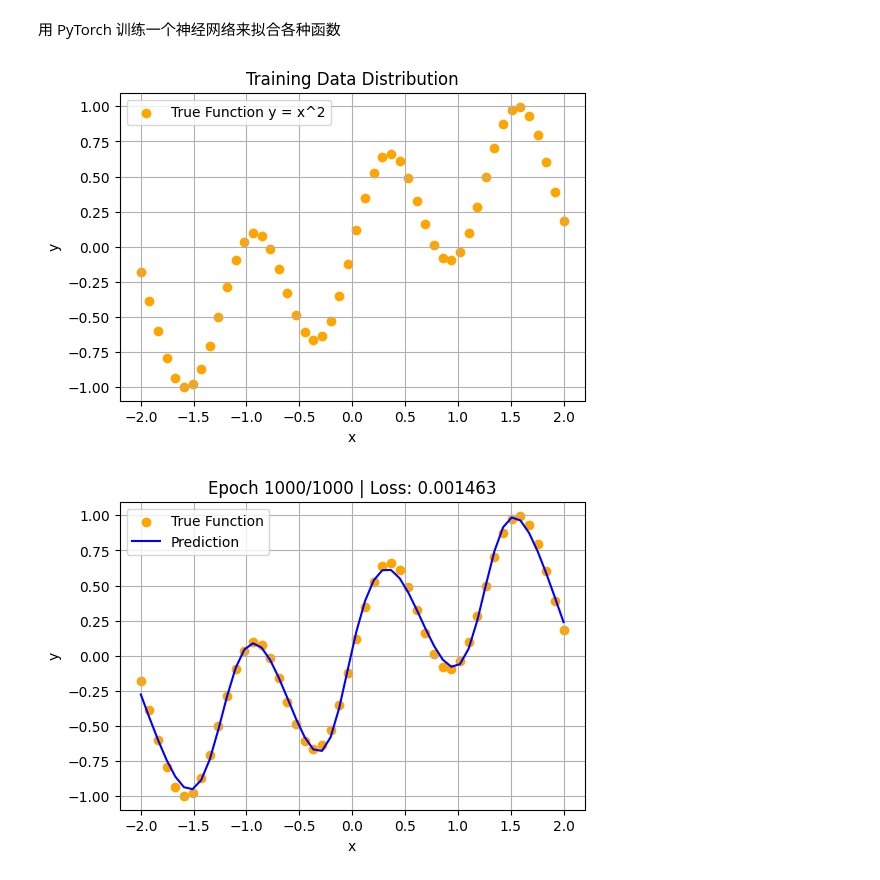
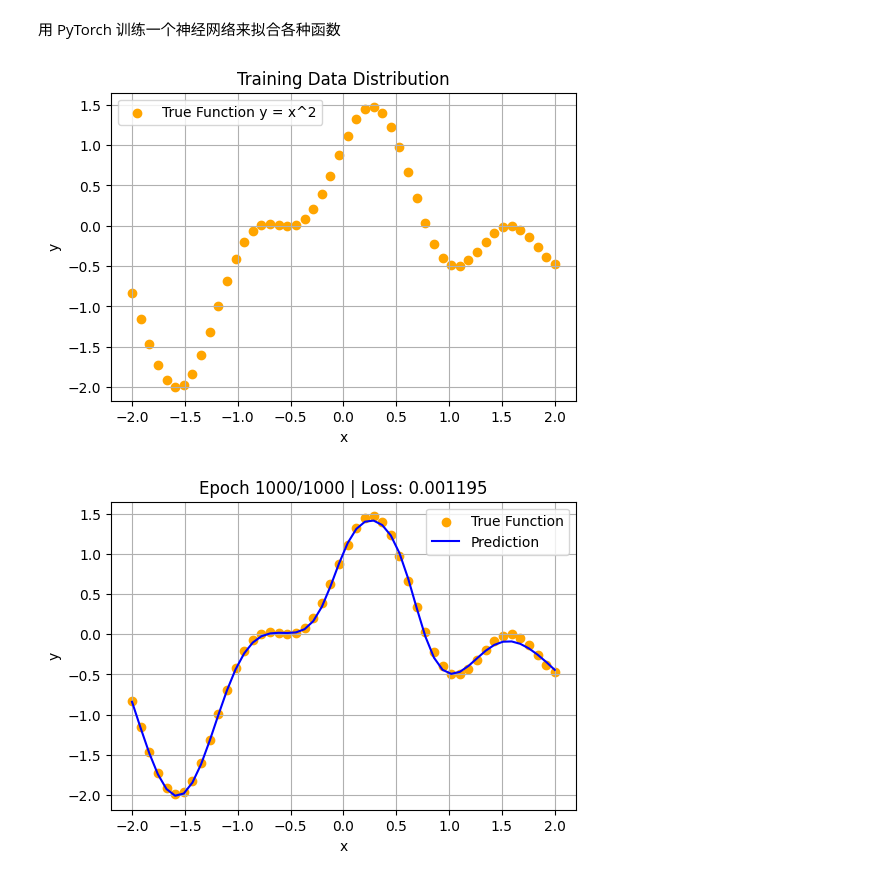
Before and after one commit to DBinK/f2t-lab, a Jupyter notebook: notebooks/01_from_functions_to_neural_networks/function_fitting_lab.ipynb, the cells around one changed output. Saved outputs shown, nothing was run; the diff lists cells and outputs as text; code cells hidden in the pictures.

```diff
--- a/notebooks/01_from_functions_to_neural_networks/function_fitting_lab.ipynb
+++ b/notebooks/01_from_functions_to_neural_networks/function_fitting_lab.ipynb
@@ -15,16 +15,18 @@ from IPython.display import clear_output
 # =============================
 n_points = 50         # 训练点数量
 hidden_size = 32       # 隐藏层神经元数
-lr = 0.01              # 学习率
+lr = 0.02              # 学习率
 epochs = 1000          # 训练轮数
-plot_every = 10       # 每多少轮可视化一次
+plot_every = 20       # 每多少轮可视化一次
 
 # =============================
 # 2. 生成训练数据
 # =============================
 
-# 定义输入 x , 按需取消注释设置 y 为你想要测试的函数
+# 定义输入 x
 x = torch.linspace(-2, 2, n_points).unsqueeze(1)
+
+## 按需取消注释设置 y 为你想要测试的函数
 
 # 线性函数
 # y = 2*x + 1
@@ -39,7 +41,7 @@ x = torch.linspace(-2, 2, n_points).unsqueeze(1)
 # y = (x > 0).float()          # 阶跃函数
 
 # 周期性 / 振荡函数
-y = torch.sin(3*x) * torch.cos(2*x)
+y = torch.sin(3*x) * torch.cos(2*x) + torch.cos(2*x)  # 振荡函数
 
 
 plt.figure(figsize=(6, 4))
@@ -56,12 +58,33 @@ plt.grid(True)
 plt.legend()
 plt.show()
 # %% [output]
-[figure, old version]
+[figure, new version]
 # %%
 # =============================
 # 3. 定义神经网络
 # =============================
+
 class SquareNet(nn.Module):
+    """
+    SquareNet是一个简单的全连接神经网络，用于学习平方函数映射（y = x^2）。
+    该网络采用单隐藏层结构，通过Tanh激活函数引入非线性，适用于回归任务的简单示例。
+
+    核心功能：
+    - 实现从一维输入到一维输出的非线性映射
+    - 使用全连接层和Tanh激活函数构建基础网络结构
+
+    使用示例：
+    >>> net = SquareNet(hidden_size=32)
+    >>> x = torch.tensor([[1.0], [2.0], [3.0]])
+    >>> output = net(x)
+
+    构造函数参数：
+    - hidden_size (int): 隐藏层的神经元数量，默认为16。较大的值可以增加网络容量，但也可能导致过拟合。
+
+    使用限制：
+    - 该网络设计用于处理一维输入数据，不适合处理多维数据。
+    - 网络结构较为简单，可能无法学习复杂的函数映射。
+    """
     def __init__(self, hidden_size=16):
         super().__init__()
         self.net = nn.Sequential(
@@ -83,31 +106,33 @@ criterion = nn.MSELoss()
 
 # =============================
 # 5. 训练网络（Notebook 可视化）
 # =============================
 for epoch in range(1, epochs+1):
     y_pred = model(x)
     loss = criterion(y_pred, y)
 
     optimizer.zero_grad()
     loss.backward()
     optimizer.step()
 
     # 每 plot_every 轮可视化
     if epoch % plot_every == 0 or epoch == 1:
         clear_output(wait=True)
         plt.figure(figsize=(6, 4))
         plt.scatter(
             x.numpy(),
             y.numpy() if type(y) is torch.Tensor else y,
             label="True Function",
             color="orange",
         )
         plt.plot(x.numpy(), y_pred.detach().numpy(), label="Prediction", color="blue")
         plt.title(f"Epoch {epoch}/{epochs} | Loss: {loss.item():.6f}")
         plt.xlabel("x")
         plt.ylabel("y")
         plt.legend()
         plt.grid(True)
         plt.show()
+
+    print(f"Epoch {epoch}/{epochs} | Loss: {loss.item():.6f}")
 # %% [output]
-[figure, old version]
+[figure, new version]
```
Also changed, not shown: parts of 3 cells of this notebook, 1 other file.
